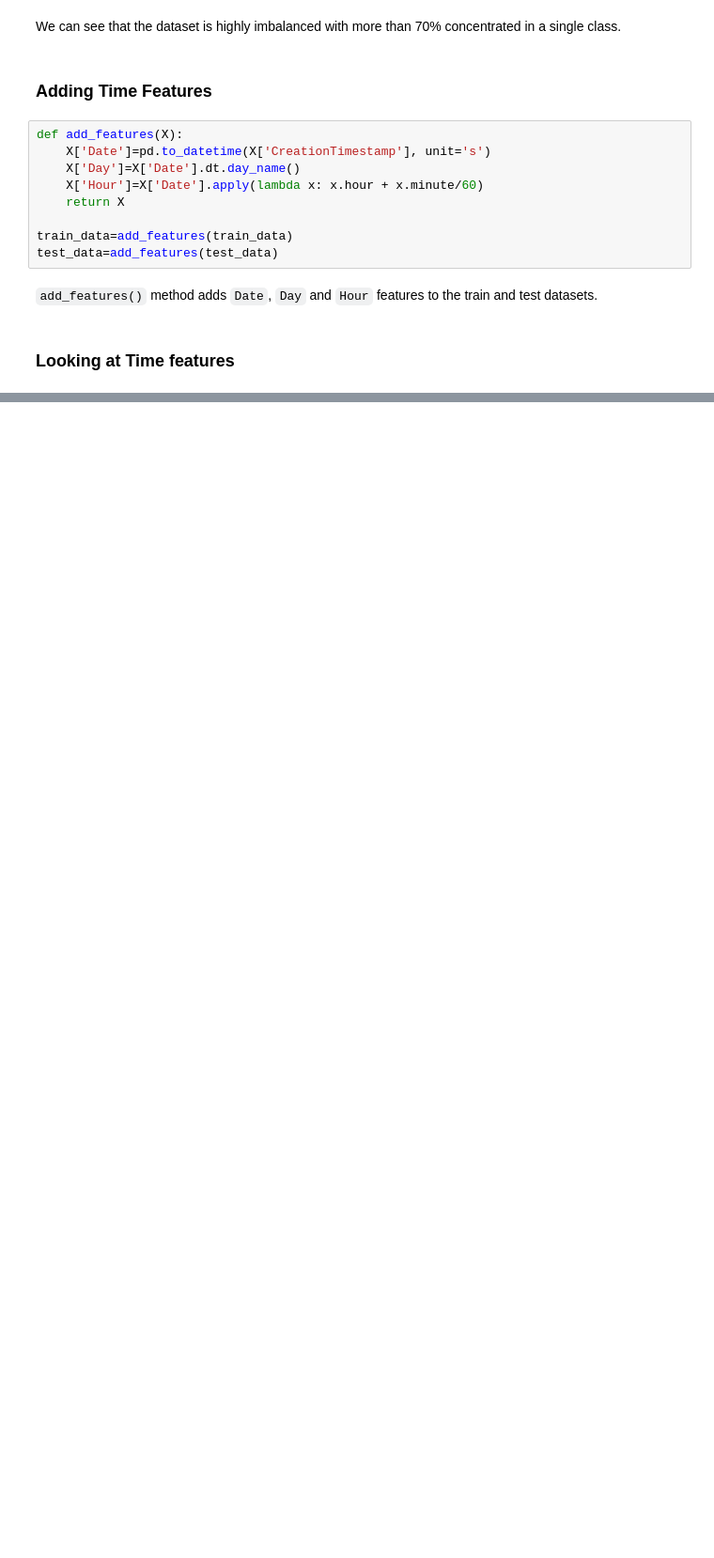
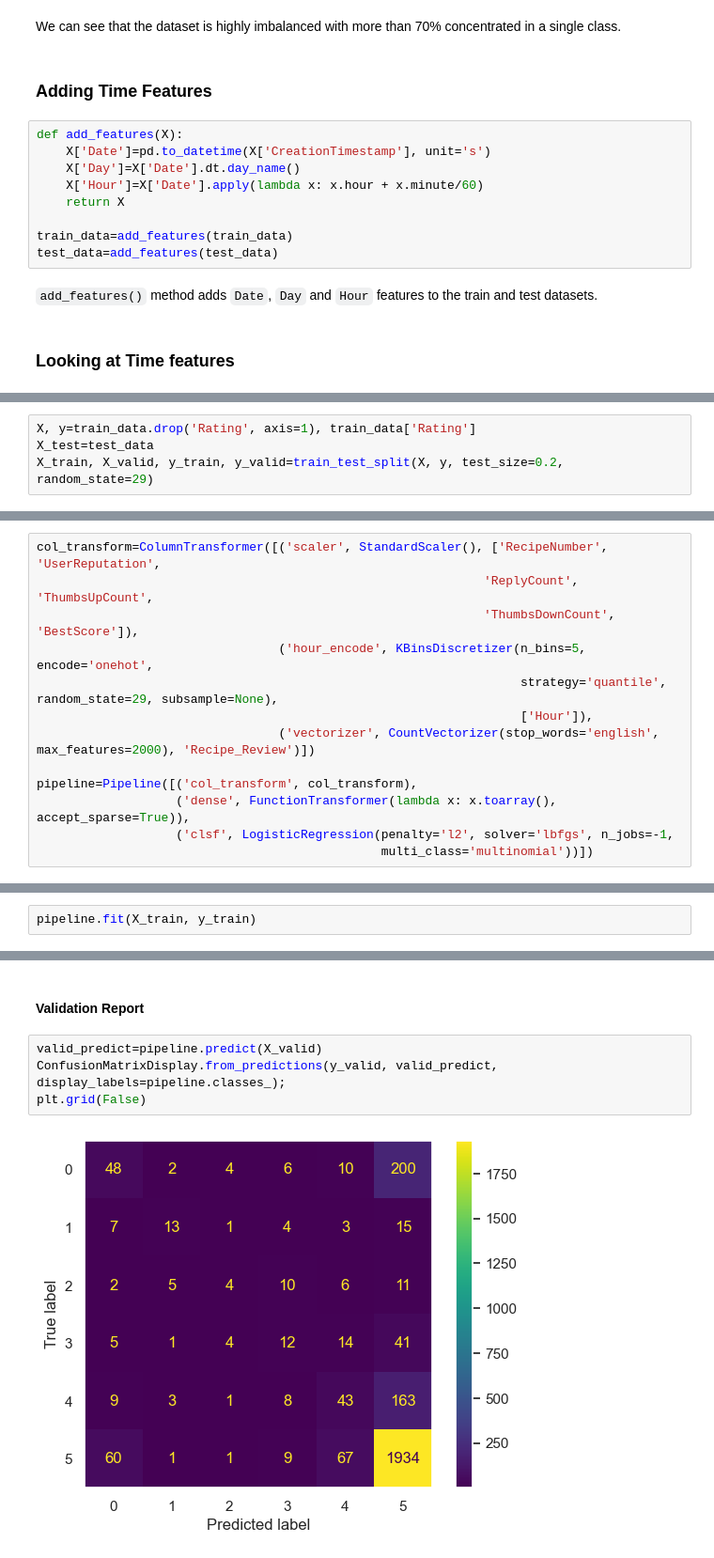
Before and after one commit to seg-fault123/mlp_project, a Jupyter notebook: level1.ipynb, the cells around one changed output, grey strips where cells are left out. Shown at 94% size. Drawn from its saved outputs; the diff is of its cells as text; blank space fills up the shorter version.

```diff
--- a/level1.ipynb
+++ b/level1.ipynb
@@ -108,0 +172,4 @@ plt.ax
+# %%
+X, y=train_data.drop('Rating', axis=1), train_data['Rating']
+X_test=test_data
+X_train, X_valid, y_train, y_valid=train_test_split(X, y, test_size=0.2, random_state=29)
@@ -108,0 +182,13 @@ plt.ax
+# %%
+col_transform=ColumnTransformer([('scaler', StandardScaler(), ['RecipeNumber', 'UserReputation',
+                                                             'ReplyCount', 'ThumbsUpCount',
+                                                             'ThumbsDownCount', 'BestScore']),
+                                 ('hour_encode', KBinsDiscretizer(n_bins=5, encode='onehot',
+                                                                  strategy='quantile', random_state=29, subsample=None),
+                                                                  ['Hour']),
+                                 ('vectorizer', CountVectorizer(stop_words='english', max_features=2000), 'Recipe_Review')])
+
+pipeline=Pipeline([('col_transform', col_transform),
+                   ('dense', FunctionTransformer(lambda x: x.toarray(), accept_sparse=True)),
+                   ('clsf', LogisticRegression(penalty='l2', solver='lbfgs', n_jobs=-1,
+                                               multi_class='multinomial'))])
@@ -108,0 +200,2 @@ plt.ax
+# %%
+pipeline.fit(X_train, y_train)
@@ -108,0 +238,8 @@ plt.ax
+# %% [markdown]
+#### Validation Report
+# %%
+valid_predict=pipeline.predict(X_valid)
+ConfusionMatrixDisplay.from_predictions(y_valid, valid_predict, display_labels=pipeline.classes_);
+plt.grid(False)
+# %% [output]
+[figure, added]
```
Also changed, not shown: parts of 75 cells of this notebook.
